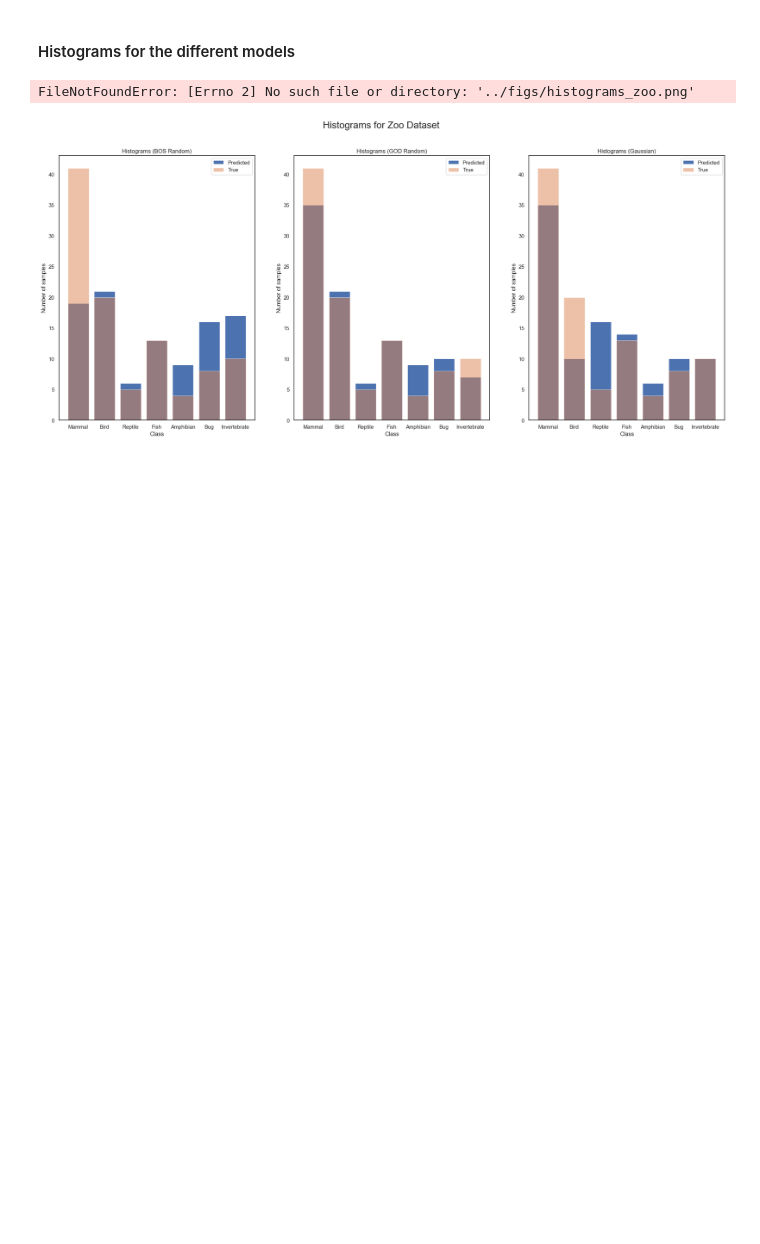
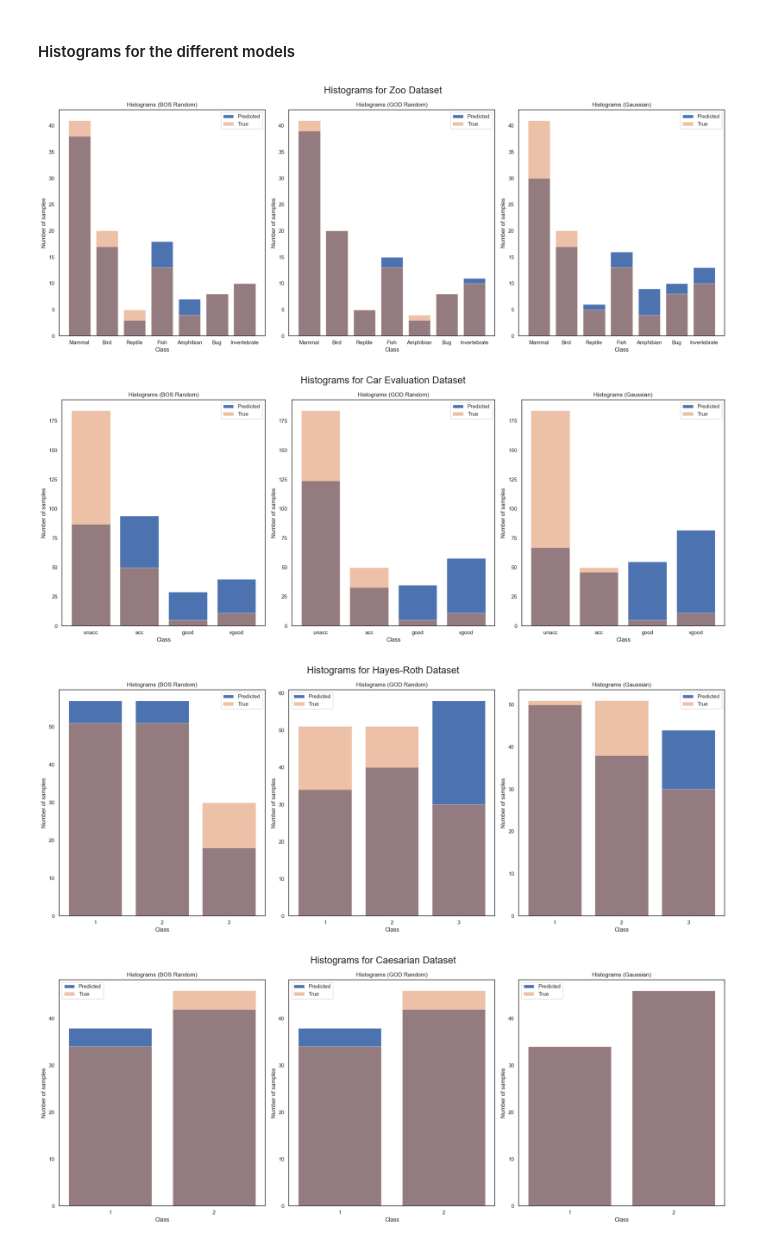
Before and after one commit to Thomick/Ordinal-data-clustering, a Jupyter notebook: notebooks/clustering_datasets.ipynb, the cells around one changed output. Drawn from its saved outputs; the diff is of its cells as text; code cells hidden in the pictures; blank space fills up the shorter version.

```diff
--- a/notebooks/clustering_datasets.ipynb
+++ b/notebooks/clustering_datasets.ipynb
@@ -607,5 +619,7 @@ for i, dataset in enumerate(datasets):
         dataset.plot_tsne(ax=ax[j+2], show=False, runtype=runtype)
 
     fig.suptitle(f"t-SNE for {dataset_names[i]} Dataset", fontsize=20)
-    fig.savefig(f"../figs/tsne_{dataset_names[i].lower().replace(' ', '_')}.png", dpi=300)
+    # fig.savefig(f"../figs/tsne_{dataset_names[i].lower().replace(' ', '_')}.png", dpi=300)
+    plt.tight_layout()
+    plt.show()
 # %% [output]
@@ -625,7 +641,8 @@ for i, dataset in enumerate(datasets):
         dataset.plot_assignment_matrix(runtype=runtypes[j], show=False)
 
     fig.suptitle(f"Assignment Matrix for {dataset_names[i]} Dataset", fontsize=20)
-    fig.savefig(f"../figs/assignment_matrix_{dataset_names[i].lower().replace(' ', '_')}.png", dpi=300)
+    # fig.savefig(f"../figs/assignment_matrix_{dataset_names[i].lower().replace(' ', '_')}.png", dpi=300)
 
+    plt.tight_layout()
     plt.show()
 # %% [output]
@@ -638,18 +655,21 @@ for i, dataset in enumerate(datasets):
 # %%
 datasets = [animals, car, hayesroth, caesarian]
 dataset_names = ["Zoo", "Car Evaluation", "Hayes-Roth", "Caesarian"]
 runtypes = ["BOS Random", "GOD Random", "Gaussian"]
 
 for i, dataset in enumerate(datasets):
-    fig = plt.figure(figsize=(25, 10))
+    fig = plt.figure(figsize=(20, 8))
     for j, runtype in enumerate(runtypes[:]):
         plt.subplot(1, len(runtypes), j+1)
         dataset.plot_histograms(runtype=runtypes[j], show=False)
 
     fig.suptitle(f"Histograms for {dataset_names[i]} Dataset", fontsize=20)
-    fig.savefig(f"../figs/histograms_{dataset_names[i].lower().replace(' ', '_')}.png", dpi=300)
+    # fig.savefig(f"../figs/histograms_{dataset_names[i].lower().replace(' ', '_')}.png", dpi=300)
 
+    plt.tight_layout()
     plt.show()
 # %% [output]
-FileNotFoundError: [Errno 2] No such file or directory: '../figs/histograms_zoo.png'
-[figure, old version]
+[figure, new version]
+[figure, added]
+[figure, added]
+[figure, added]
```
Also changed, not shown: parts of 17 cells of this notebook.
